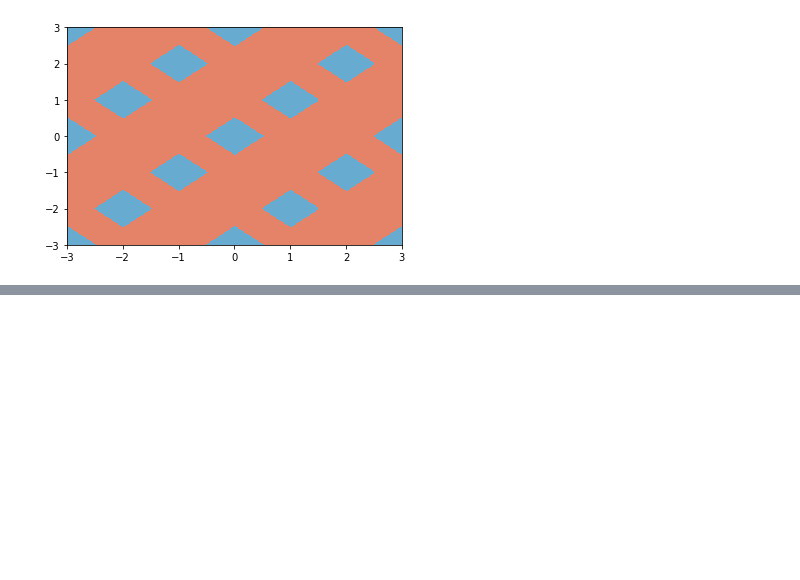
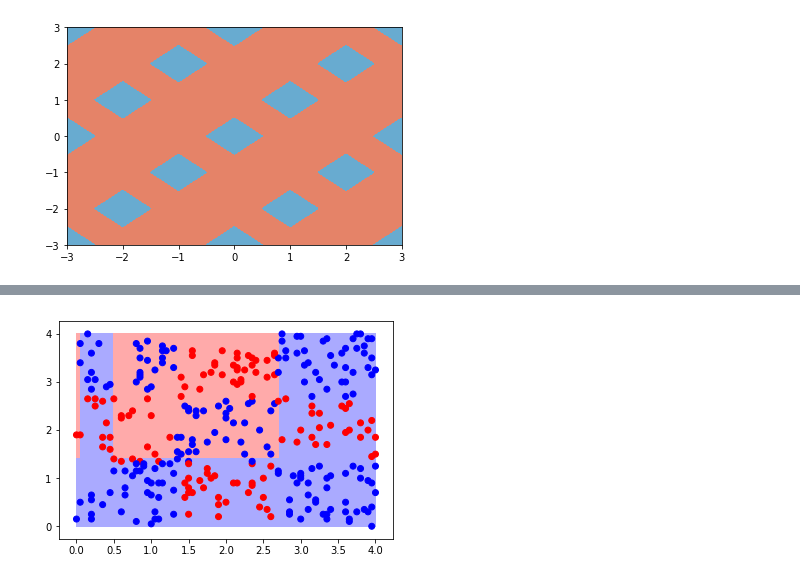
Before and after one commit to tylergeery/coursera, a Jupyter notebook: ai/classification/Classification.ipynb, the cells around one changed output, grey strips where cells are left out. Cells and saved outputs as stored; diff of their text form; code cells hidden in the pictures; blank space fills up the shorter version.

```diff
--- a/ai/classification/Classification.ipynb
+++ b/ai/classification/Classification.ipynb
@@ -108,0 +155,7 @@ CS = plt.contourf(X, Y, Z, 1,
+# %%
+# SVM with Polynomial Kernel
+parameters = {'kernel':['poly'], 'C':[0.1, 1, 3], 'degree':[4,5,6], 'gamma':[0.1,0.5]}
+svr = svm.SVC()
+clf = GridSearchCV(svr, parameters)
+clf.fit(X_train[['x1', 'x2']], y_train)
+clf.cv_results_
@@ -108,0 +180,4 @@ CS = plt.contourf(X, Y, Z, 1,
+# %%
+plot(clf)
+# %% [output]
+[figure, added]
```
Also changed, not shown: parts of 17 cells of this notebook.
